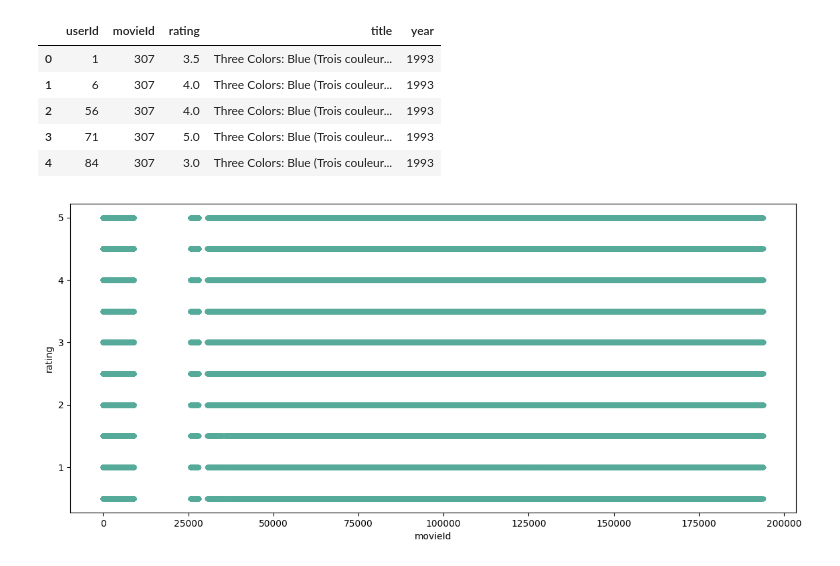
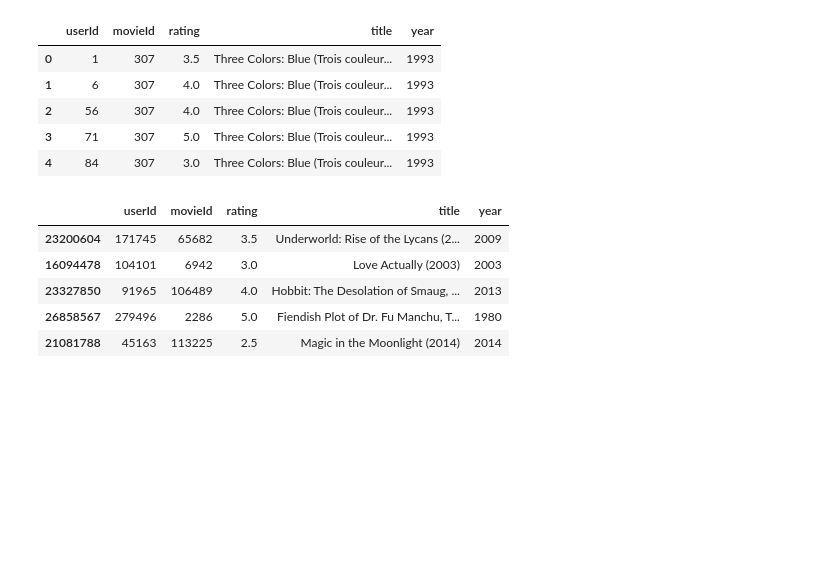
Before and after one commit to JoelOscarsson/Machine-Learning, a Jupyter notebook: Projects/Recommender-System.ipynb, the cells around one changed output. Drawn from its saved outputs; the diff is of its cells as text; code cells hidden in the pictures; blank space fills up the shorter version.

```diff
--- a/Projects/Recommender-System.ipynb
+++ b/Projects/Recommender-System.ipynb
@@ -211,11 +211,20 @@ df_.head()
 | 2 | 56 | 307 | 4.0 | Three Colors: Blue (Trois couleur... | 1993 |
 | 3 | 71 | 307 | 5.0 | Three Colors: Blue (Trois couleur... | 1993 |
 | 4 | 84 | 307 | 3.0 | Three Colors: Blue (Trois couleur... | 1993 |
+# %%
+sample = df_.sample(frac=0.1, replace=True, random_state=42)
+
+sample.head()
+# %% [output]
+|  | userId | movieId | rating | title | year |
+| 23200604 | 171745 | 65682 | 3.5 | Underworld: Rise of the Lycans (2... | 2009 |
+| 16094478 | 104101 | 6942 | 3.0 | Love Actually (2003) | 2003 |
+| 23327850 | 91965 | 106489 | 4.0 | Hobbit: The Desolation of Smaug, ... | 2013 |
+| 26858567 | 279496 | 2286 | 5.0 | Fiendish Plot of Dr. Fu Manchu, T... | 1980 |
+| 21081788 | 45163 | 113225 | 2.5 | Magic in the Moonlight (2014) | 2014 |
 # %%
-df_.plot.scatter('movieId', 'rating', color='#5A9', figsize=(14, 6))
-plt.show()
+# df_.plot.scatter('movieId', 'rating', color='#5A9', figsize=(14, 6))
+# plt.show()
-# %% [output]
-[figure, removed]
 # %%
 # Movies with total amount of ratings compared to movieId
 # I want to drop to make it faster for me to work with
```
Also changed, not shown: 1 other file.
